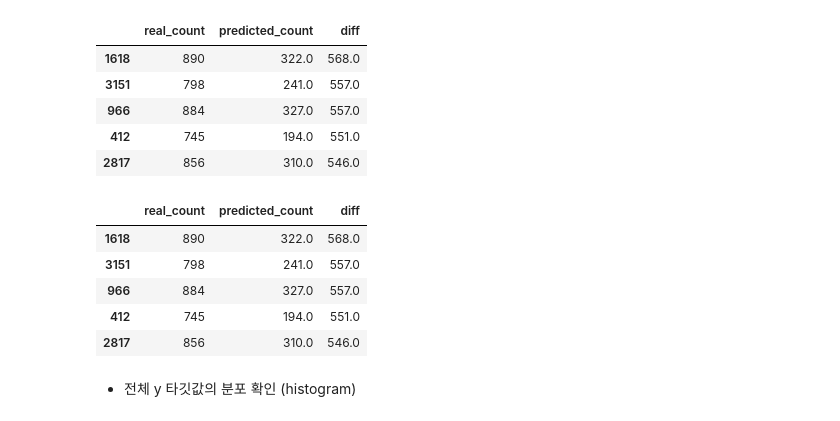
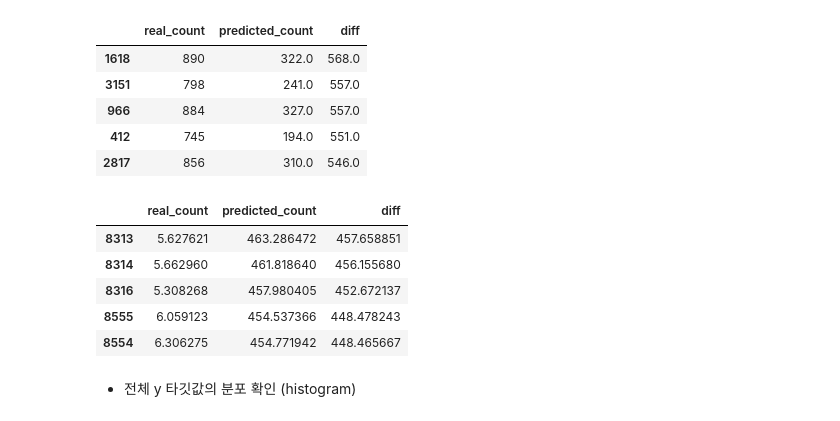
Before and after one commit to kjungmo/SBA2020_machineLearning, a Jupyter notebook: (실습 5)선형 회귀 - 자전거 수요 예측(필기).ipynb, the cells around one changed output. Cells and saved outputs as stored; diff of their text form; code cells hidden in the pictures.

```diff
--- a/(실습 5)선형 회귀 - 자전거 수요 예측(필기).ipynb
+++ b/(실습 5)선형 회귀 - 자전거 수요 예측(필기).ipynb
@@ -329,16 +329,24 @@ result_df.sort_values(by='diff', ascending=False)[:5]
 | 2817 | 856 | 310.0 | 546.0 |
 # %%
 result_df = pd.DataFrame()
-result_df['real_count']=####
-result_df['predicted_count']= ####
-result_df['diff'] = np.abs(result_df['real_count'] - result_df['predicted_count'])
+# y test 값
+result_df['real_count'] = y_test
+# 또는 y_test.values라고 넣어줘도 된다
+# 실제 y_test와 pred와 비교해줘야 하는 것이다
+
+# pred 한 값
+result_df['predicted_count'] = pred
+# 소수점 나온다면 np.round 사용하자
+
+result_df['diff'] = np.abs(result_df['real_count'] -
+                           result_df['predicted_count'])
 result_df.sort_values(by='diff', ascending=False)[:5]
 # %% [output]
 |  | real_count | predicted_count | diff |
-| 1618 | 890 | 322.0 | 568.0 |
-| 3151 | 798 | 241.0 | 557.0 |
-| 966 | 884 | 327.0 | 557.0 |
-| 412 | 745 | 194.0 | 551.0 |
-| 2817 | 856 | 310.0 | 546.0 |
+| 8313 | 5.627621 | 463.286472 | 457.658851 |
+| 8314 | 5.662960 | 461.818640 | 456.155680 |
+| 8316 | 5.308268 | 457.980405 | 452.672137 |
+| 8555 | 6.059123 | 454.537366 | 448.478243 |
+| 8554 | 6.306275 | 454.771942 | 448.465667 |
 # %% [markdown]
 * 전체 y 타깃값의 분포 확인 (histogram)
```
Also changed, not shown: parts of 26 cells of this notebook.
